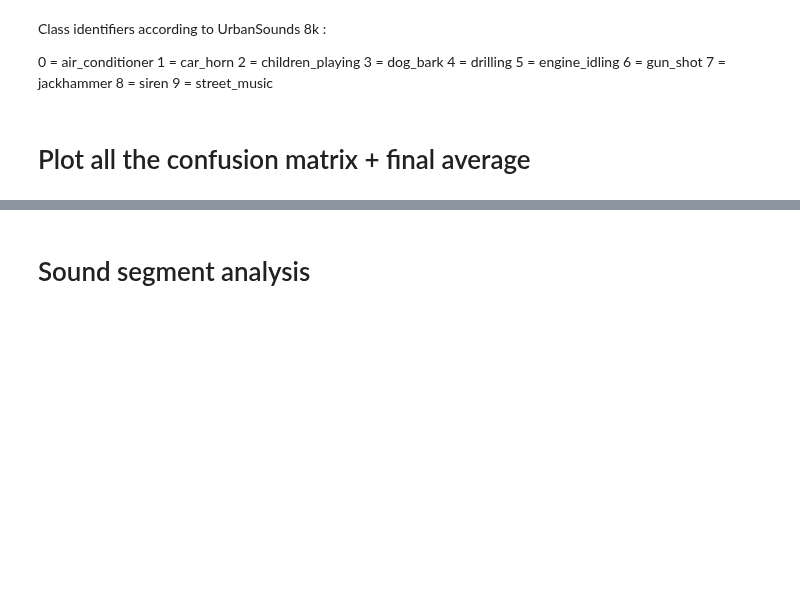
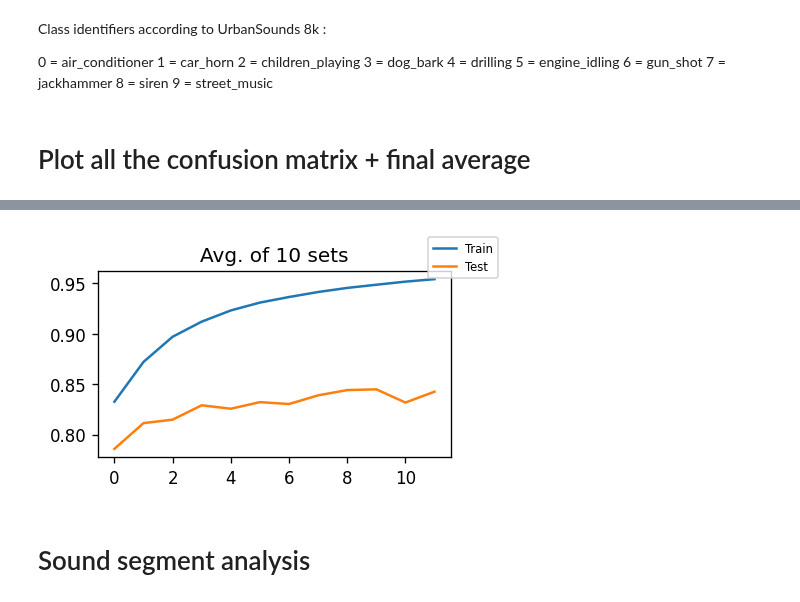
Before and after one commit to matsozza/Python_ML_CombustionEnginesRecog_MBA, a Jupyter notebook: Convolutional Neural Network.ipynb, the cells around one changed output, grey strips where cells are left out. Saved outputs shown, nothing was run; the diff lists cells and outputs as text; code cells hidden in the pictures; blank space fills up the shorter version.

```diff
--- a/Convolutional Neural Network.ipynb
+++ b/Convolutional Neural Network.ipynb
@@ -414,3 +425,22 @@ cmDisplay.plot(ax=a,  cmap='inferno', xticks_rotation='vertical')
+# %%
+# Average results
+avgAcc = np.zeros(np.shape(allFitResults_A[0].history['accuracy']))
+avgValAcc = np.zeros(np.shape(allFitResults_A[0].history['val_accuracy']))
+for resPlot in allFitResults_A:
+    avgAcc += resPlot.history['accuracy'];
+    avgValAcc += resPlot.history['val_accuracy'];
+avgAcc*=0.1; avgValAcc*=0.1;
+
+#Plot
+fig, axes = plt.subplots(dpi=120)
+fig.set_figheight(2); fig.set_figwidth(3.5); fig.tight_layout(pad=0.5);
+
+axes.set_title('Avg. of 10 sets')
+plt.plot(avgAcc);
+plt.plot(avgValAcc);
+fig.legend(['Train' , 'Test'], loc=1, bbox_to_anchor=(1.075, 1.1), fontsize = 'x-small');
+# %% [output]
+[figure, added]
 # %% [markdown]
 # Sound segment analysis
 # %%
```
Also changed, not shown: parts of 6 cells of this notebook.
